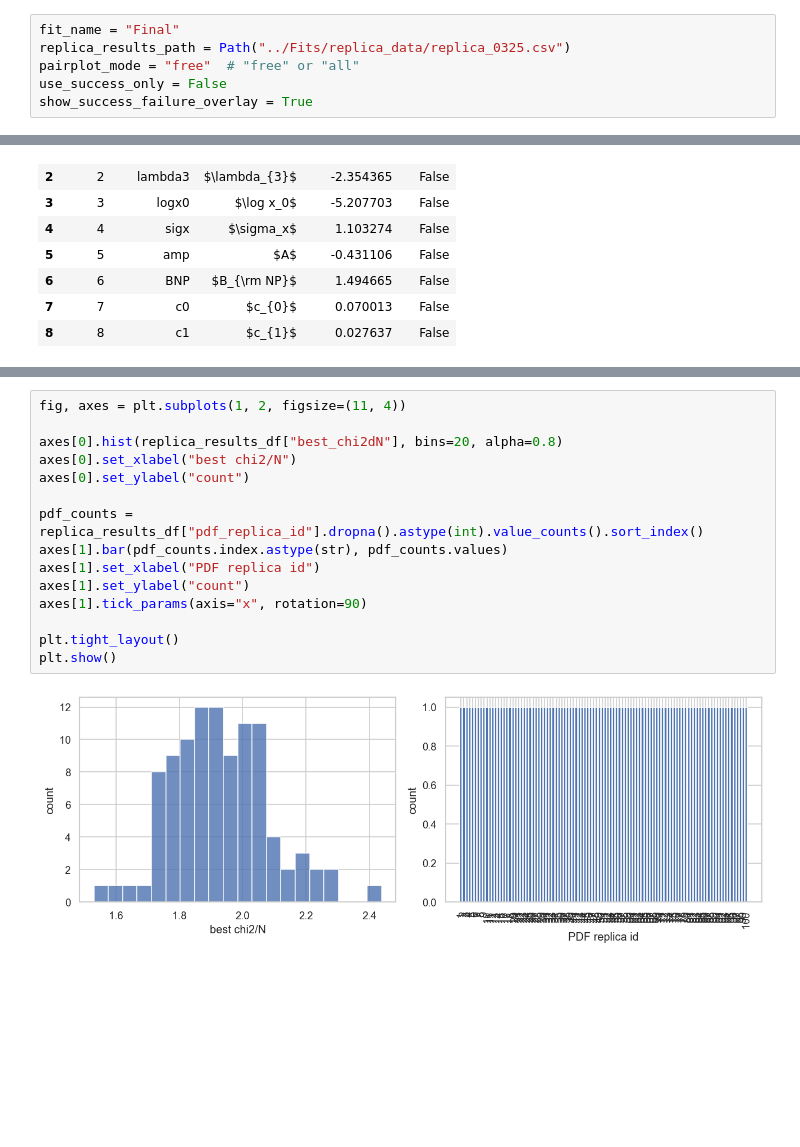
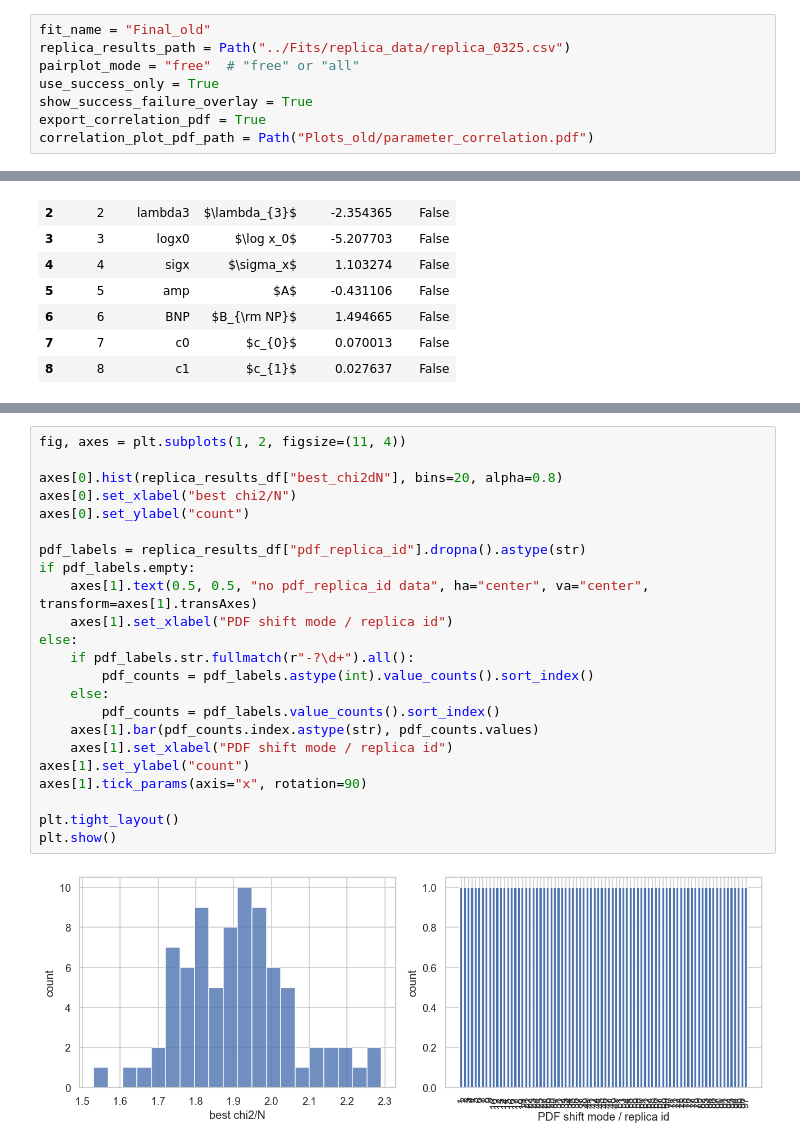
Before and after one commit to CongyueZhang2002/TMD-OpenCL, a Jupyter notebook: TMD-Fits-Minimal/Replica Analysis/parameter uncertainty.ipynb, the cells around one changed output, grey strips where cells are left out. Saved outputs shown, nothing was run; the diff lists cells and outputs as text; blank space fills up the shorter version.

Commit message:
Format replica parameter summary

```diff
--- a/TMD-Fits-Minimal/Replica Analysis/parameter uncertainty.ipynb
+++ b/TMD-Fits-Minimal/Replica Analysis/parameter uncertainty.ipynb
@@ -18,11 +19,13 @@ import seaborn as sns
 plt.rcParams["figure.dpi"] = 120
 sns.set_theme(style="whitegrid")
 # %%
-fit_name = "Final"
+fit_name = "Final_old"
 replica_results_path = Path("../Fits/replica_data/replica_0325.csv")
 pairplot_mode = "free"  # "free" or "all"
-use_success_only = False
+use_success_only = True
 show_success_failure_overlay = True
+export_correlation_pdf = True
+correlation_plot_pdf_path = Path("Plots_old/parameter_correlation.pdf")
 # %%
 card_path = Path("../Cards") / f"{fit_name}.jl"
 card_text = card_path.read_text(encoding="utf-8")
@@ -205,20 +281,28 @@ display(replica_results_df[["best_chi2dN", "nfev"]].describe())
 # %%
 fig, axes = plt.subplots(1, 2, figsize=(11, 4))
 
 axes[0].hist(replica_results_df["best_chi2dN"], bins=20, alpha=0.8)
 axes[0].set_xlabel("best chi2/N")
 axes[0].set_ylabel("count")
 
-pdf_counts = replica_results_df["pdf_replica_id"].dropna().astype(int).value_counts().sort_index()
-axes[1].bar(pdf_counts.index.astype(str), pdf_counts.values)
-axes[1].set_xlabel("PDF replica id")
+pdf_labels = replica_results_df["pdf_replica_id"].dropna().astype(str)
+if pdf_labels.empty:
+    axes[1].text(0.5, 0.5, "no pdf_replica_id data", ha="center", va="center", transform=axes[1].transAxes)
+    axes[1].set_xlabel("PDF shift mode / replica id")
+else:
+    if pdf_labels.str.fullmatch(r"-?\d+").all():
+        pdf_counts = pdf_labels.astype(int).value_counts().sort_index()
+    else:
+        pdf_counts = pdf_labels.value_counts().sort_index()
+    axes[1].bar(pdf_counts.index.astype(str), pdf_counts.values)
+    axes[1].set_xlabel("PDF shift mode / replica id")
 axes[1].set_ylabel("count")
 axes[1].tick_params(axis="x", rotation=90)
 
 plt.tight_layout()
 plt.show()
 # %% [output]
-[figure, old version]
+[figure, new version]
 # %%
 if pairplot_mode == "all":
     pairplot_columns = param_names
```
Also changed, not shown: parts of 5 cells of this notebook.
